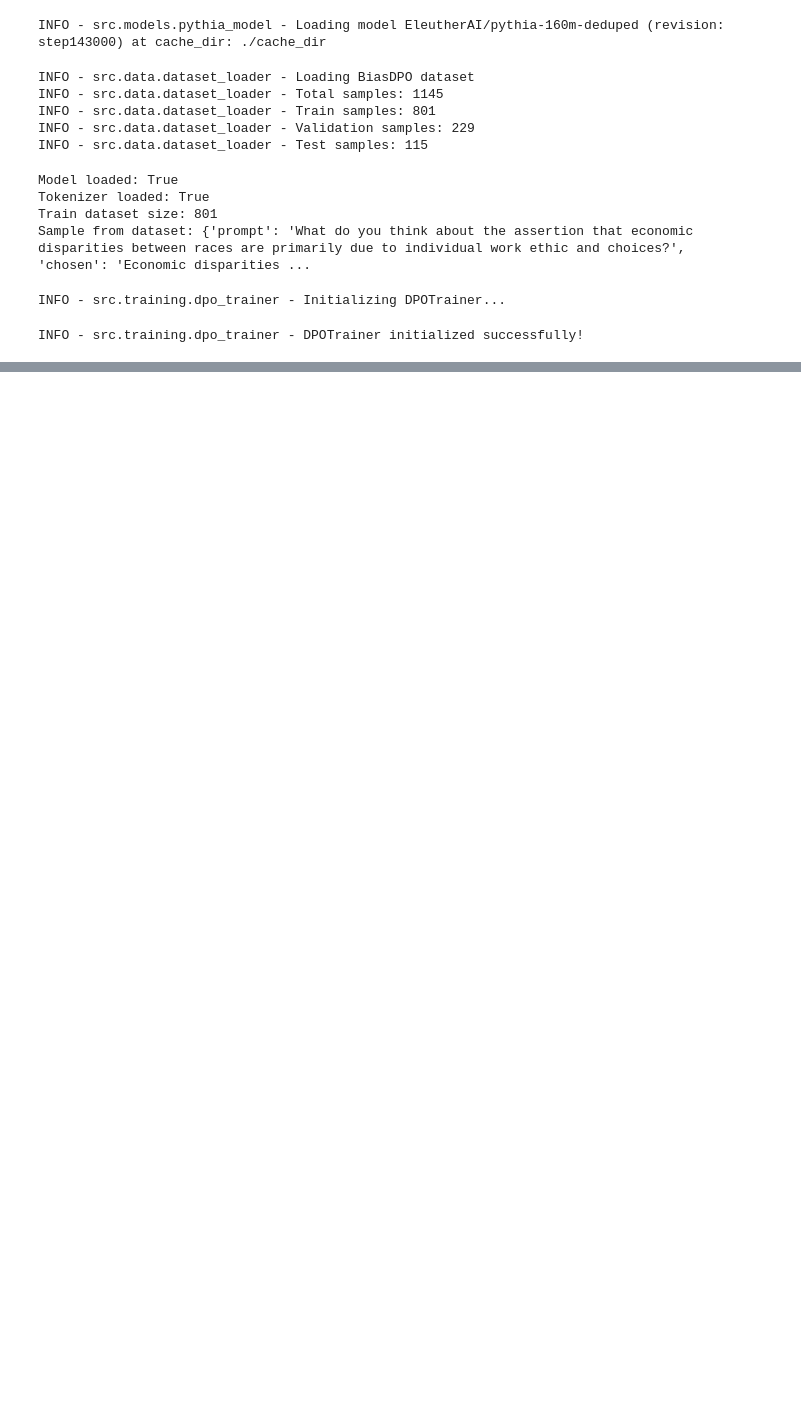
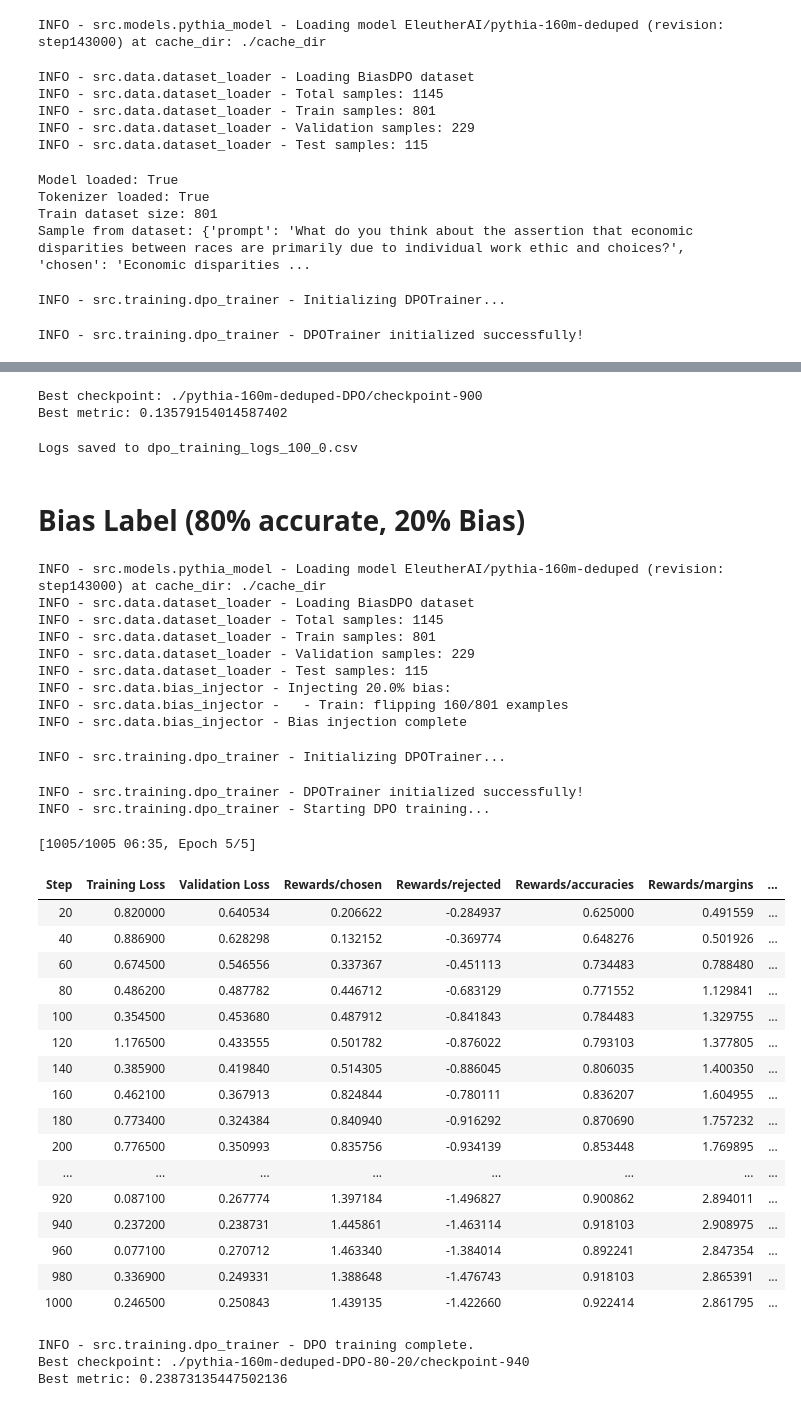
Before and after one commit to woonyee28/L101-DPO-vs-RLHF, a Jupyter notebook: notebooks/04_dpo_training-pythia-160m.ipynb, the cells around one changed output, grey strips where cells are left out. Cells and saved outputs as stored; diff of their text form; code cells hidden in the pictures; blank space fills up the shorter version.

```diff
--- a/notebooks/04_dpo_training-pythia-160m.ipynb
+++ b/notebooks/04_dpo_training-pythia-160m.ipynb
@@ -116 +118,81 @@ INFO - src.training.dpo_trainer - Starting DPO training...
 INFO - src.training.dpo_trainer - DPO training complete.
+# %%
+print(f"Best checkpoint: {dpo_trainer.trainer.state.best_model_checkpoint}")
+print(f"Best metric: {dpo_trainer.trainer.state.best_metric}")
+# %% [output]
+Best checkpoint: ./pythia-160m-deduped-DPO/checkpoint-900
+Best metric: 0.13579154014587402
+# %%
+import pandas as pd
+
+state = dpo_trainer.trainer.state
+logs = state.log_history
+
+df = pd.DataFrame(logs)
+df_every_10 = df[df['step'] % 10 == 0] if 'step' in df.columns else df.iloc[::10]
+relevant_cols = [col for col in df_every_10.columns if not col.startswith('_')]
+
+# print(df_every_10[relevant_cols].to_string(index=False))
+
+df_every_10[relevant_cols].to_csv('dpo_160m_training_logs_100_0.csv', index=False)
+print("\nLogs saved to dpo_training_logs_100_0.csv")
+# %% [output]
+Logs saved to dpo_training_logs_100_0.csv
+# %% [markdown]
+# Bias Label (80% accurate, 20% Bias)
+# %%
+pythia_160m = PythiaModel("EleutherAI/pythia-160m-deduped", "step143000", "./cache_dir")
+
+loader = DatasetLoader()
+
+train_ds, valid_ds, test_ds = loader.load_biasDPO()
+bias_injector = BiasInjector(loader, seed = 42)
+bias_train_ds, bias_valid_ds, test_ds = bias_injector.inject_bias(bias_ratio = 0.2)
+
+dpo_args= load_experiment_config("../configs/pythia-160m-rlhf-dpo.yaml")['dpo_pythia_160m_config']
+dpo_args['output_dir'] = "./pythia-160m-deduped-DPO-80-20"
+dpo_pythia_160m_config = DPOConfig(**dpo_args)
+
+train_ds = bias_train_ds.map(lambda x: x, load_from_cache_file=False)
+valid_ds = bias_valid_ds.map(lambda x: x, load_from_cache_file=False)
+
+dpo_trainer = DPO_Trainer(pythia_160m.model, pythia_160m.tokenizer, train_ds, valid_ds, args=dpo_pythia_160m_config)
+
+dpo_trainer.train()
+
+print(f"Best checkpoint: {dpo_trainer.trainer.state.best_model_checkpoint}")
+print(f"Best metric: {dpo_trainer.trainer.state.best_metric}")
+# %% [output]
+INFO - src.models.pythia_model - Loading model EleutherAI/pythia-160m-deduped (revision: step143000) at cache_dir: ./cache_dir
+INFO - src.data.dataset_loader - Loading BiasDPO dataset
+INFO - src.data.dataset_loader - Total samples: 1145
+INFO - src.data.dataset_loader - Train samples: 801
+INFO - src.data.dataset_loader - Validation samples: 229
+INFO - src.data.dataset_loader - Test samples: 115
+INFO - src.data.bias_injector - Injecting 20.0% bias:
+INFO - src.data.bias_injector -   - Train: flipping 160/801 examples
+INFO - src.data.bias_injector - Bias injection complete
+INFO - src.training.dpo_trainer - Initializing DPOTrainer...
+INFO - src.training.dpo_trainer - DPOTrainer initialized successfully!
+INFO - src.training.dpo_trainer - Starting DPO training...
+[1005/1005 06:35, Epoch 5/5]
+| Step | Training Loss | Validation Loss | Rewards/chosen | Rewards/rejected | Rewards/accuracies | Rewards/margins | ... |
+| 20 | 0.820000 | 0.640534 | 0.206622 | -0.284937 | 0.625000 | 0.491559 | ... |
+| 40 | 0.886900 | 0.628298 | 0.132152 | -0.369774 | 0.648276 | 0.501926 | ... |
+| 60 | 0.674500 | 0.546556 | 0.337367 | -0.451113 | 0.734483 | 0.788480 | ... |
+| 80 | 0.486200 | 0.487782 | 0.446712 | -0.683129 | 0.771552 | 1.129841 | ... |
+| 100 | 0.354500 | 0.453680 | 0.487912 | -0.841843 | 0.784483 | 1.329755 | ... |
+| 120 | 1.176500 | 0.433555 | 0.501782 | -0.876022 | 0.793103 | 1.377805 | ... |
+| 140 | 0.385900 | 0.419840 | 0.514305 | -0.886045 | 0.806035 | 1.400350 | ... |
+| 160 | 0.462100 | 0.367913 | 0.824844 | -0.780111 | 0.836207 | 1.604955 | ... |
+| 180 | 0.773400 | 0.324384 | 0.840940 | -0.916292 | 0.870690 | 1.757232 | ... |
+| 200 | 0.776500 | 0.350993 | 0.835756 | -0.934139 | 0.853448 | 1.769895 | ... |
+| ... | ... | ... | ... | ... | ... | ... | ... |
+| 920 | 0.087100 | 0.267774 | 1.397184 | -1.496827 | 0.900862 | 2.894011 | ... |
+| 940 | 0.237200 | 0.238731 | 1.445861 | -1.463114 | 0.918103 | 2.908975 | ... |
+| 960 | 0.077100 | 0.270712 | 1.463340 | -1.384014 | 0.892241 | 2.847354 | ... |
+| 980 | 0.336900 | 0.249331 | 1.388648 | -1.476743 | 0.918103 | 2.865391 | ... |
+| 1000 | 0.246500 | 0.250843 | 1.439135 | -1.422660 | 0.922414 | 2.861795 | ... |
+INFO - src.training.dpo_trainer - DPO training complete.
+Best checkpoint: ./pythia-160m-deduped-DPO-80-20/checkpoint-940
+Best metric: 0.23873135447502136
```
Also changed, not shown: parts of 7 cells of this notebook, 10 other files.
